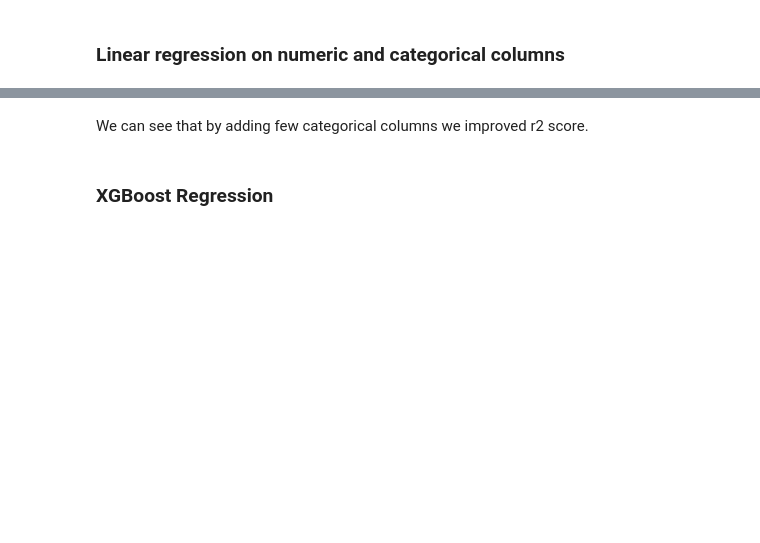
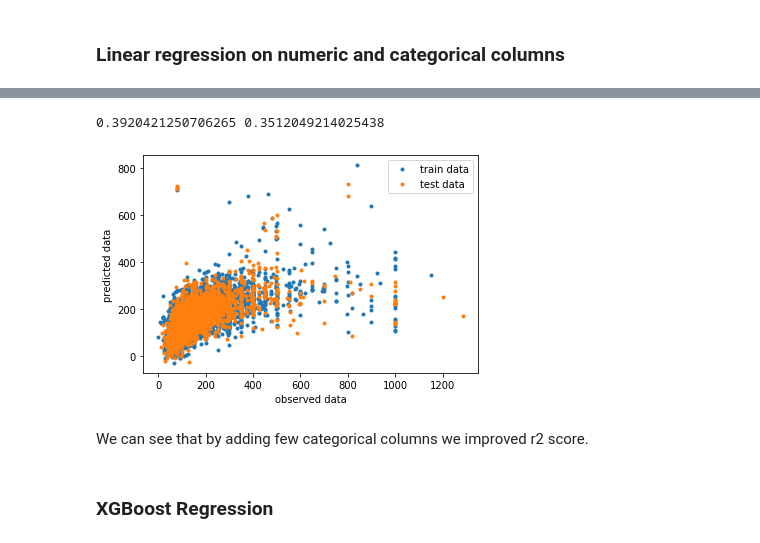
Before and after one commit to ekaraseva/Amsterdam_Airbnb_analysis, a Jupyter notebook: Amsterdam_airbnb_analysis.ipynb, the cells around one changed output, grey strips where cells are left out. Cells and saved outputs as stored; diff of their text form; code cells hidden in the pictures; blank space fills up the shorter version.

```diff
--- a/Amsterdam_airbnb_analysis.ipynb
+++ b/Amsterdam_airbnb_analysis.ipynb
@@ -949,6 +970,13 @@ ax = sb.heatmap(
 Price mostly correlates to 'accomodates', 'bathroom', 'bedrooms', 'beds', 'guests_included' and almost no correlation see with review scores
 # %%
 def lin_reg_prediction(X, y):
+    '''Makes liner regression prediction
+
+    INPUT: X - features data
+    y - label data
+
+    OUTPUT: Train and test score
+    '''
     #Split into train and test
     X_train, X_test, y_train, y_test = train_test_split(X, y, test_size = .30, random_state=42)
 
@@ -962,8 +990,13 @@ def lin_reg_prediction(X, y):
     train_score=r2_score(y_train, y_train_pred)
     test_score=r2_score(y_test, y_test_pred)
 
-    plt.plot(y_train, y_train_pred, '.')
-    plt.plot(y_test, y_test_pred, '.')
+    plt.plot(y_train, y_train_pred, '.', label='train data')
+    plt.xlabel('observed data');
+    plt.ylabel('predicted data');
+
+
+    plt.plot(y_test, y_test_pred, '.', label='test data')
+    plt.legend();
 
     print (train_score, test_score)
     return (train_score, test_score)
@@ -995,5 +1055,8 @@ X.head()
 # %%
-train_score, test_score=lin_reg_prediction(X, y, test_size=0.3, random_state=42)
+train_score, test_score=lin_reg_prediction(X, y)
+# %% [output]
+0.3920421250706265 0.3512049214025438
+[figure, added]
 # %% [markdown]
 We can see that by adding few categorical columns we improved r2 score.
 # %% [markdown]
```
Also changed, not shown: parts of 28 cells of this notebook, 1 other file.
